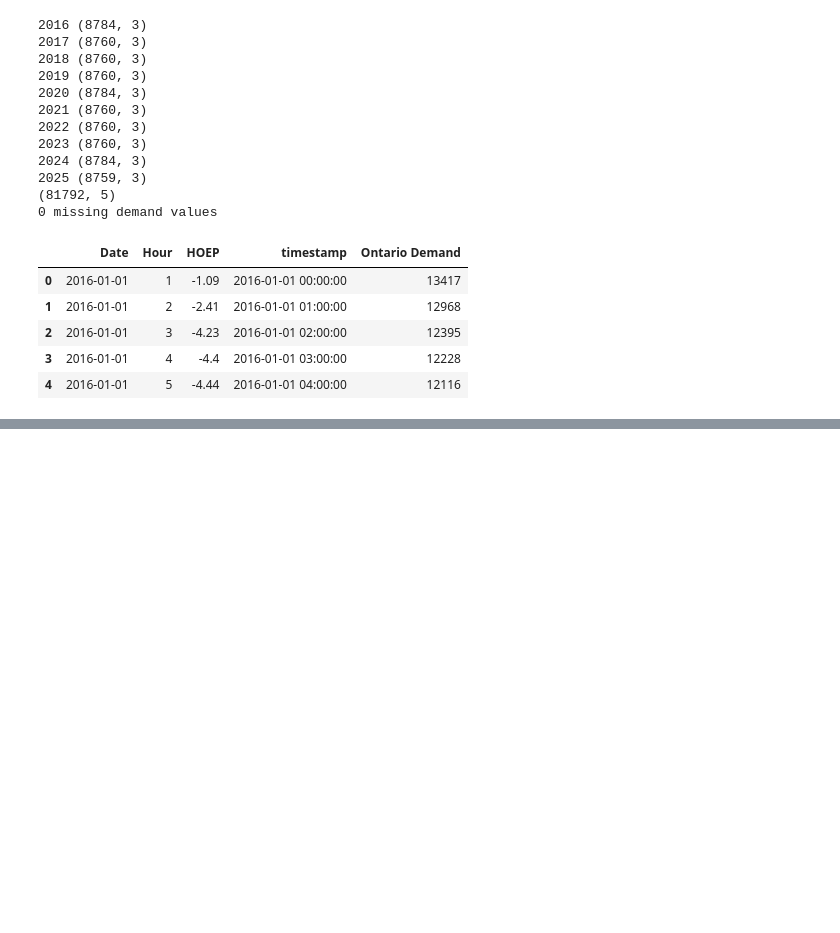
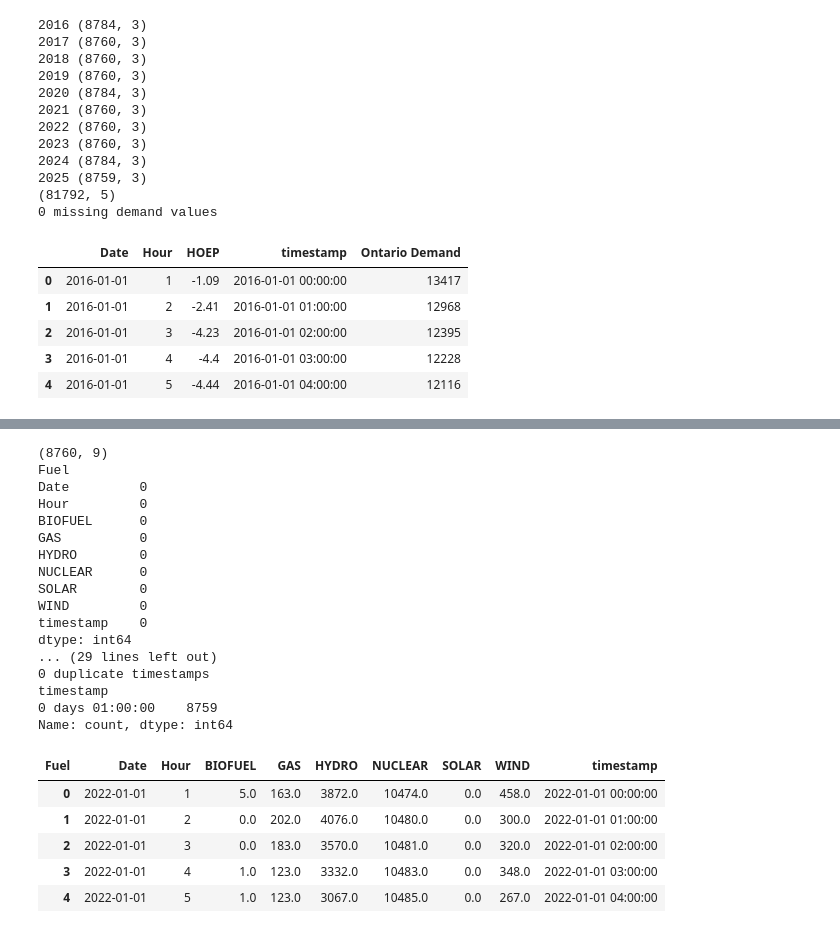
Before and after one commit to amyylxn/Ontario-Price-Forecasting, a Jupyter notebook: price_forecasting.ipynb, the cells around one changed output, grey strips where cells are left out. Cells and saved outputs as stored; diff of their text form; code cells hidden in the pictures; blank space fills up the shorter version.

```diff
--- a/price_forecasting.ipynb
+++ b/price_forecasting.ipynb
@@ -143,0 +179,54 @@ data.head()
+# %%
+import xml.etree.ElementTree as ET
+import pandas as pd
+
+ns = {'i': 'http://www.ieso.ca/schema'}
+
+def parse_gen(path):
+    root = ET.parse(path).getroot()
+    rows = []
+    for day in root.findall('.//i:DailyData', ns):
+        date = day.find('i:Day', ns).text
+        for hr in day.findall('i:HourlyData', ns):
+            hour = int(hr.find('i:Hour', ns).text)
+            for ft in hr.findall('i:FuelTotal', ns):
+                fuel = ft.find('i:Fuel', ns).text
+                out = ft.find('.//i:Output', ns)
+                rows.append((date, hour, fuel, float(out.text) if out is not None and out.text else None))
+    long = pd.DataFrame(rows, columns=['Date', 'Hour', 'Fuel', 'Output'])
+    wide = long.pivot_table(index=['Date', 'Hour'], columns='Fuel', values='Output').reset_index()
+    wide['Date'] = pd.to_datetime(wide['Date'])
+    wide['timestamp'] = wide['Date'] + pd.to_timedelta(wide['Hour'] - 1, unit='h')
+    return wide.sort_values('timestamp').reset_index(drop=True)
+
+gen = parse_gen(f'{DATA_DIR}/ieso/PUB_GenOutputbyFuelHourly_2022.xml')
+print(gen.shape)
+print(gen.isna().sum())
+print(gen.describe())
+print(gen['timestamp'].duplicated().sum(), "duplicate timestamps")
+print(gen['timestamp'].diff().dropna().value_counts())
+gen.head()
+# %% [output]
+(8760, 9)
+Fuel
+Date         0
+Hour         0
+BIOFUEL      0
+GAS          0
+HYDRO        0
+NUCLEAR      0
+SOLAR        0
+WIND         0
+timestamp    0
+dtype: int64
+... (29 lines left out)
+0 duplicate timestamps
+timestamp
+0 days 01:00:00    8759
+Name: count, dtype: int64
+| Fuel | Date | Hour | BIOFUEL | GAS | HYDRO | NUCLEAR | SOLAR | WIND | timestamp |
+| 0 | 2022-01-01 | 1 | 5.0 | 163.0 | 3872.0 | 10474.0 | 0.0 | 458.0 | 2022-01-01 00:00:00 |
+| 1 | 2022-01-01 | 2 | 0.0 | 202.0 | 4076.0 | 10480.0 | 0.0 | 300.0 | 2022-01-01 01:00:00 |
+| 2 | 2022-01-01 | 3 | 0.0 | 183.0 | 3570.0 | 10481.0 | 0.0 | 320.0 | 2022-01-01 02:00:00 |
+| 3 | 2022-01-01 | 4 | 1.0 | 123.0 | 3332.0 | 10483.0 | 0.0 | 348.0 | 2022-01-01 03:00:00 |
+| 4 | 2022-01-01 | 5 | 1.0 | 123.0 | 3067.0 | 10485.0 | 0.0 | 267.0 | 2022-01-01 04:00:00 |
```
Also changed, not shown: parts of 4 cells of this notebook.
